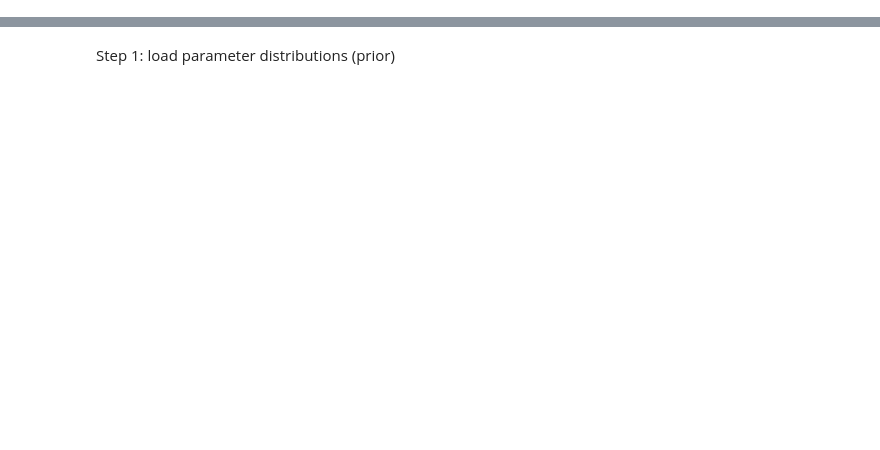
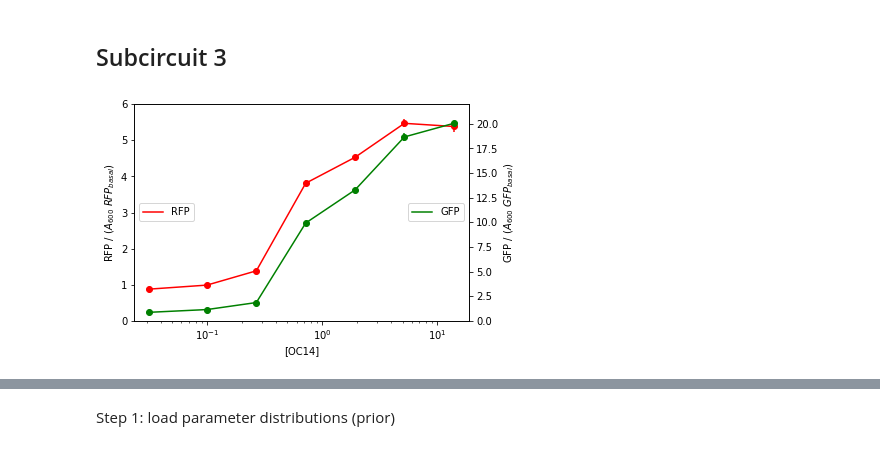
Before and after one commit to martinaoliver/modelling, a Jupyter notebook: 3954/dose_response/Lsf_doseResponse.ipynb, the cells around one changed output, grey strips where cells are left out. Saved outputs shown, nothing was run; the diff lists cells and outputs as text; code cells hidden in the pictures; blank space fills up the shorter version.

```diff
--- a/3954/dose_response/Lsf_doseResponse.ipynb
+++ b/3954/dose_response/Lsf_doseResponse.ipynb
@@ -73,3 +77,14 @@ def doseResponse(subcircuit, inducer_list, initial_conditions=[10,10]):
         Ustar_ODE=sol[-1]
         U_ss.append(sol[-1])
     return np.array(U_ss)
+# %% [markdown]
+## Subcircuit 3
+# %%
+doseResponseExp = pkl.load(open('input/subcircuit3_circuit14_doseResponse.pkl','rb'))
+OC14_list = doseResponseExp['OC14_list']; gfpExp_list = doseResponseExp['doseResponse_gfp']; rfpExp_list = doseResponseExp['doseResponse_rfp']
+semRed = doseResponseExp['doseResponse_rfp_sem']; semGreen = doseResponseExp['doseResponse_gfp_sem']
+
+
+plotDoseResponse2(OC14_list, rfpExp_list, gfpExp_list, semRed, semGreen)
+# %% [output]
+[figure, added]
```
Also changed, not shown: parts of 11 cells of this notebook, 7 other files.
